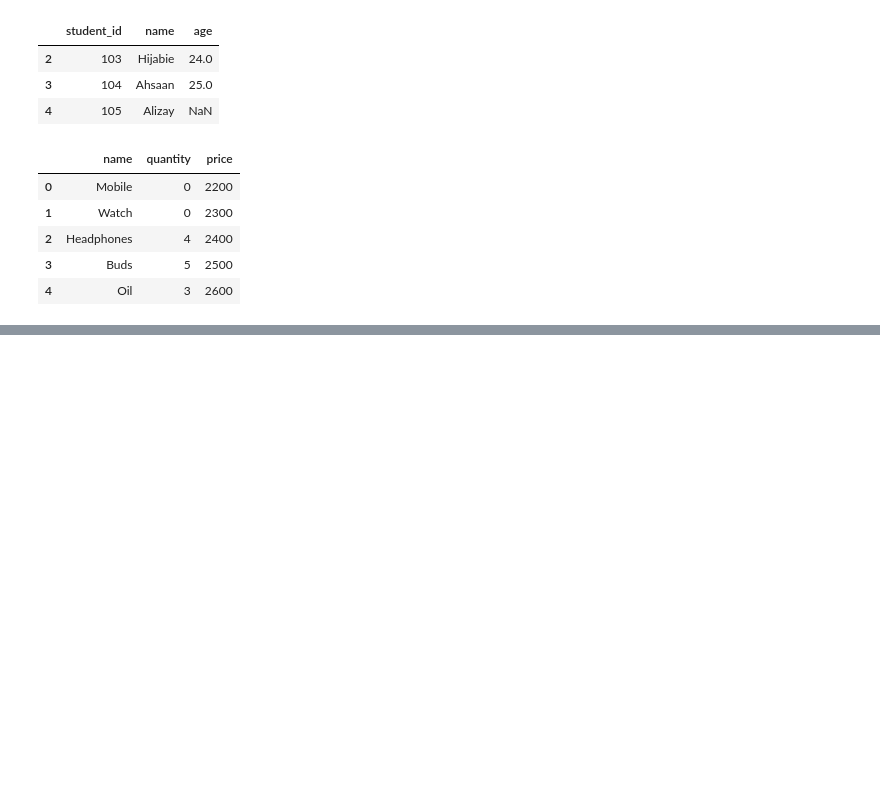
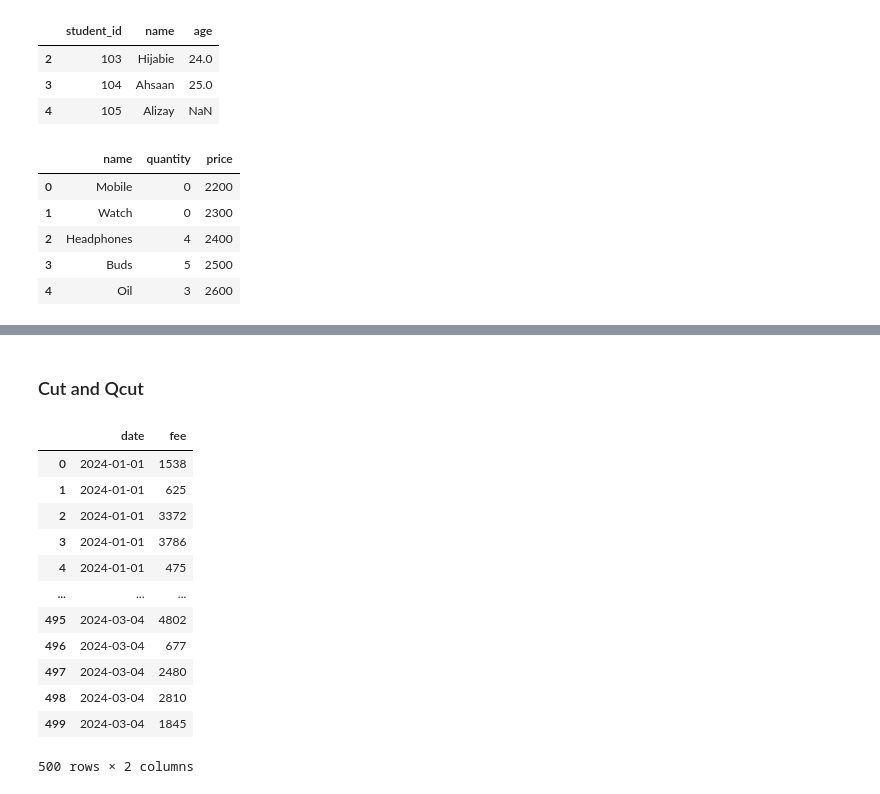
Before and after one commit to MuhammadAhsaanAbbasi/python_PracticeSession, a Jupyter notebook: class12/class12.ipynb, the cells around one changed output, grey strips where cells are left out. Saved outputs shown, nothing was run; the diff lists cells and outputs as text; code cells hidden in the pictures; blank space fills up the shorter version.

```diff
--- a/class12/class12.ipynb
+++ b/class12/class12.ipynb
@@ -694,0 +759,37 @@ fillMissingValues(products)
+# %% [markdown]
+### Cut and Qcut
+# %%
+import numpy as np
+
+np.random.seed(0)
+num_transactions: int = 500
+from datetime import timedelta
+
+current_year = datetime.now().year
+start_date = datetime(current_year, 1, 1)
+end_date = datetime.now()
+
+random_dates = [start_date + timedelta(days=np.random.randint(0, (end_date - start_date).days))
+                for _ in range(num_transactions)]
+
+random_fees = np.random.randint(100, 5000, num_transactions)
+fees_transaction_df = pd.DataFrame({"date": random_dates, "fee": random_fees})
+
+fees_transaction_df.sort_values("date", inplace=True)
+fees_transaction_df.reset_index(drop=True, inplace=True)
+
+fees_transaction_df
+# %% [output]
+|  | date | fee |
+| 0 | 2024-01-01 | 1538 |
+| 1 | 2024-01-01 | 625 |
+| 2 | 2024-01-01 | 3372 |
+| 3 | 2024-01-01 | 3786 |
+| 4 | 2024-01-01 | 475 |
+| ... | ... | ... |
+| 495 | 2024-03-04 | 4802 |
+| 496 | 2024-03-04 | 677 |
+| 497 | 2024-03-04 | 2480 |
+| 498 | 2024-03-04 | 2810 |
+| 499 | 2024-03-04 | 1845 |
+500 rows × 2 columns
```
Also changed, not shown: parts of 5 cells of this notebook.
